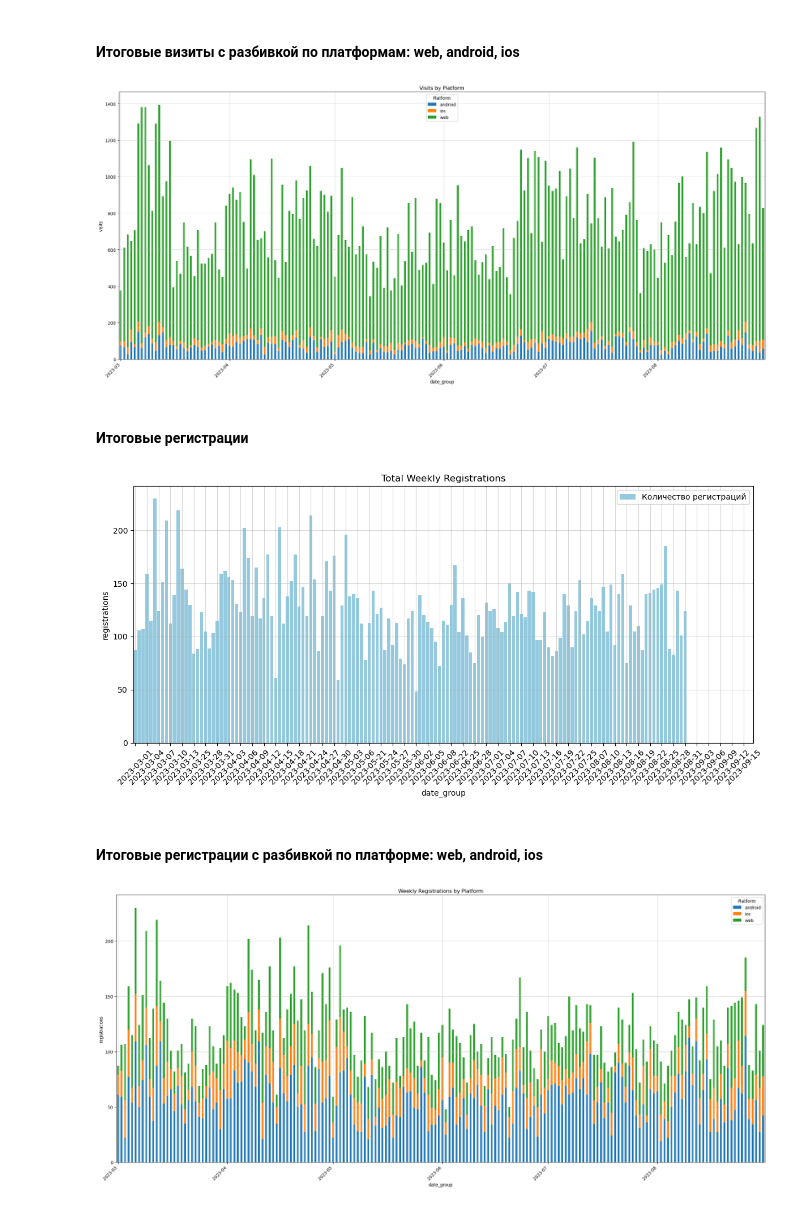
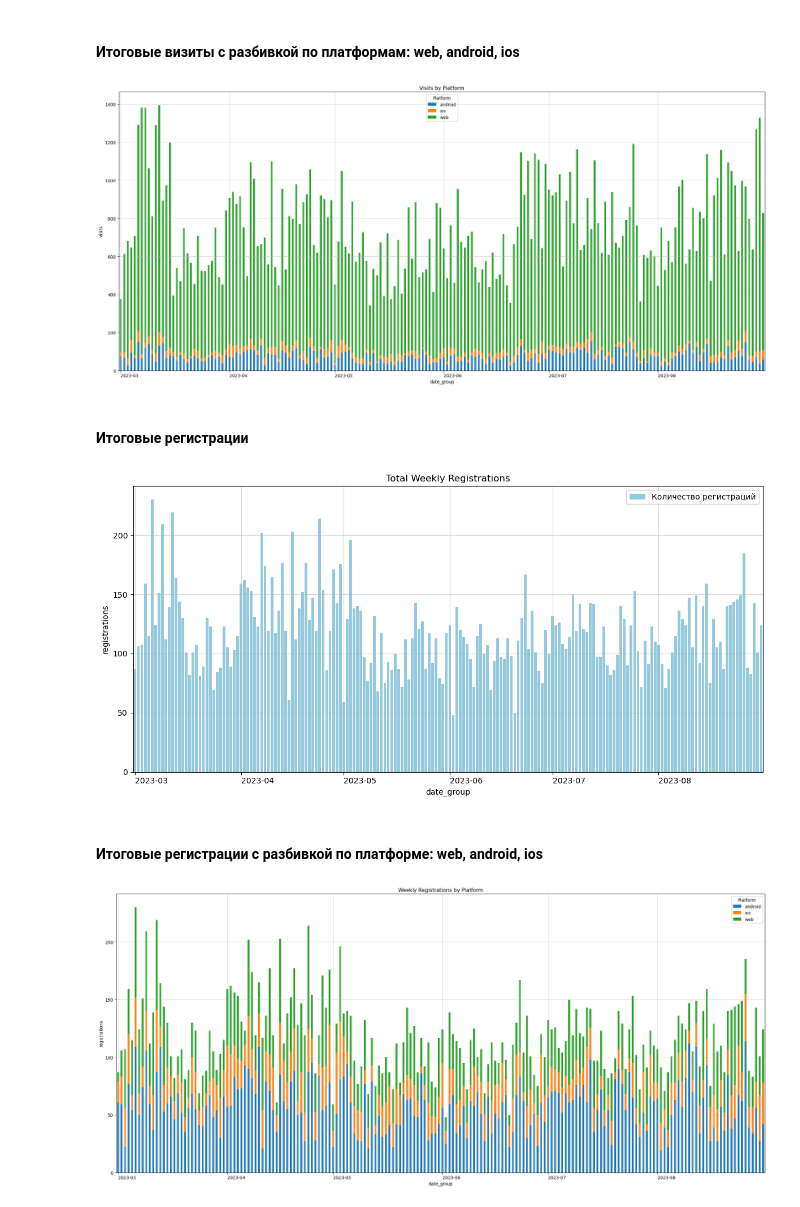
Before and after one commit to Maxim00se/data-analytics-project-100, a Jupyter notebook: data_analysis_notebook.ipynb, the cells around one changed output. Cells and saved outputs as stored; diff of their text form; code cells hidden in the pictures.

Commit message:
Update charts (Step 5)

```diff
--- a/data_analysis_notebook.ipynb
+++ b/data_analysis_notebook.ipynb
@@ -179,0 +164,26 @@ plt.savefig('./charts/total_visits.png')
+# %%
+# Построение столбчатого графика
+plt.figure(figsize=(12, 6))
+sns.barplot(data=ads, x='date_group', y='visits', color='skyblue')
+
+# Получение первых дней месяца
+ads['date_group'] = pd.to_datetime(ads['date_group'])
+monthly_ticks = ads[ads['date_group'].dt.is_month_start]
+
+# Установка меток для оси X
+plt.xticks(
+    ticks=monthly_ticks.index,  # Индексы для меток
+    labels=monthly_ticks['date_group'].dt.strftime('%Y-%m'),  # Форматированные подписи
+    rotation=0,
+    ha='left'
+)
+
+plt.xlabel('Дата')
+plt.ylabel('Количество визитов')
+plt.title('Total Visits')
+plt.grid(alpha=0.5)
+plt.tight_layout()
+
+# Сохранение графика
+plt.savefig('./charts/total_visits.png')
+plt.show()
@@ -180,10 +192,10 @@ plt.savefig('./charts/total_visits.png')
 # %% [markdown]
 #### Итоговые визиты с разбивкой по платформам: web, android, ios
 # %%
-stacked_data = conversion.pivot_table(index='date_group', columns='platform', values='visits', aggfunc='sum', fill_value=0)
+stacked_data_visits = conversion.pivot_table(index='date_group', columns='platform', values='visits', aggfunc='sum', fill_value=0)
 
 plt.figure(figsize=(22, 10))
-stacked_data.plot(kind='bar', stacked=True, ax=plt.gca())
+stacked_data_visits.plot(kind='bar', stacked=True, ax=plt.gca())
 
 # Настройки графика
 plt.xlabel('date_group')
@@ -191,12 +203,12 @@ plt.ylabel('visits')
 plt.title('Visits by Platform')
 
 # Преобразуем индекс в pd.DatetimeIndex и получаем только первые дни месяца
-stacked_data.index = pd.to_datetime(stacked_data.index)  # Убедитесь, что индекс в формате datetime
-monthly_ticks = stacked_data.index[stacked_data.index.day == 1]  # Получаем только первые дни месяца
-monthly_tick_positions = [stacked_data.index.get_loc(date) for date in monthly_ticks]  # Позиции на оси X для этих дат
+stacked_data_visits.index = pd.to_datetime(stacked_data_visits.index)
+first_of_month_dates = stacked_data_visits.index[stacked_data_visits.index.day == 1]  # Получаем только первые дни месяца
+first_of_month_dates_positions = [stacked_data_visits.index.get_loc(date) for date in first_of_month_dates]
 
 # Настройка подписей на оси X
-plt.xticks(monthly_tick_positions, labels=monthly_ticks.strftime('%Y-%m'), rotation=45, ha='right')
+plt.xticks(first_of_month_dates_positions, labels=first_of_month_dates.strftime('%Y-%m'), rotation=0, ha='left')
 
 # Сетка и легенда
 plt.grid(alpha=0.5)
@@ -208,32 +220,46 @@ plt.tight_layout()
 # Сохранение и отображение графика
 plt.savefig('./charts/visits_by_platform.png')
 # %% [output]
-[figure, old version]
+[figure, new version]
 # %% [markdown]
 #### Итоговые регистрации
 # %%
+ads['date_group'] = pd.to_datetime(ads['date_group'])
+monthly_ticks = ads[ads['date_group'].dt.is_month_start]
+
+# Построение столбчатого графика
 plt.figure(figsize=(12, 6))
 sns.barplot(data=ads, x='date_group', y='registrations', color='skyblue', label='Количество регистраций')
 
+# Настройки графика
 plt.xlabel('date_group')
 plt.ylabel('registrations')
 plt.title('Total Weekly Registrations')
-plt.xticks(ads['date_group'][::3], rotation=45)
+
+# Устанавливаем метки на оси X только для первых дней месяца
+plt.xticks(monthly_ticks.index, labels=monthly_ticks['date_group'].dt.strftime('%Y-%m'), rotation=0, ha='left')
 plt.grid(alpha=0.5)
 
+# Легенда
 plt.legend()
+
+# Обновление положения графика
 plt.tight_layout()
 
+# Сохранение графика
 plt.savefig('./charts/total_weekly_registrations.png')
+
+# Отображение графика
+plt.show()
 # %% [output]
-[figure, old version]
+[figure, new version]
 # %% [markdown]
 #### Итоговые регистрации с разбивкой по платформе: web, android, ios
 # %%
-stacked_data_1 = conversion.pivot_table(index='date_group', columns='platform', values='registrations', aggfunc='sum', fill_value=0)
+stacked_data_reg = conversion.pivot_table(index='date_group', columns='platform', values='registrations', aggfunc='sum', fill_value=0)
 
 plt.figure(figsize=(22, 10))
-stacked_data_1.plot(kind='bar', stacked=True, ax=plt.gca())
+stacked_data_reg.plot(kind='bar', stacked=True, ax=plt.gca())
 
 # Настройки графика
 plt.xlabel('date_group')
@@ -241,12 +267,12 @@ plt.ylabel('registrations')
 plt.title('Weekly Registrations by Platform')
 
 # Преобразуем индекс в pd.DatetimeIndex и получаем только первые дни месяца
-stacked_data_1.index = pd.to_datetime(stacked_data_1.index)  # Убедитесь, что индекс в формате datetime
-monthly_ticks = stacked_data_1.index[stacked_data_1.index.day == 1]  # Получаем только первые дни месяца
-monthly_tick_positions = [stacked_data_1.index.get_loc(date) for date in monthly_ticks]  # Позиции на оси X для этих дат
+stacked_data_reg.index = pd.to_datetime(stacked_data_reg.index)
+first_of_month_dates_reg = stacked_data_reg.index[stacked_data_reg.index.day == 1]  # Получаем только первые дни месяца
+first_of_month_dates_positions_reg = [stacked_data_reg.index.get_loc(date) for date in first_of_month_dates_reg]
 
 # Настройка подписей на оси X
-plt.xticks(monthly_tick_positions, labels=monthly_ticks.strftime('%Y-%m'), rotation=45, ha='right')
+plt.xticks(first_of_month_dates_positions_reg, labels=first_of_month_dates_reg.strftime('%Y-%m'), rotation=0, ha='left')
 
 # Сетка и легенда
 plt.grid(alpha=0.5)
@@ -258,5 +284,5 @@ plt.tight_layout()
 # Сохранение и отображение графика
 plt.savefig('./charts/weekly_registrations_by_platform.png')
 # %% [output]
-[figure, old version]
+[figure, new version]
 # %% [markdown]
```
Also changed, not shown: parts of 6 cells of this notebook, 6 other files.
